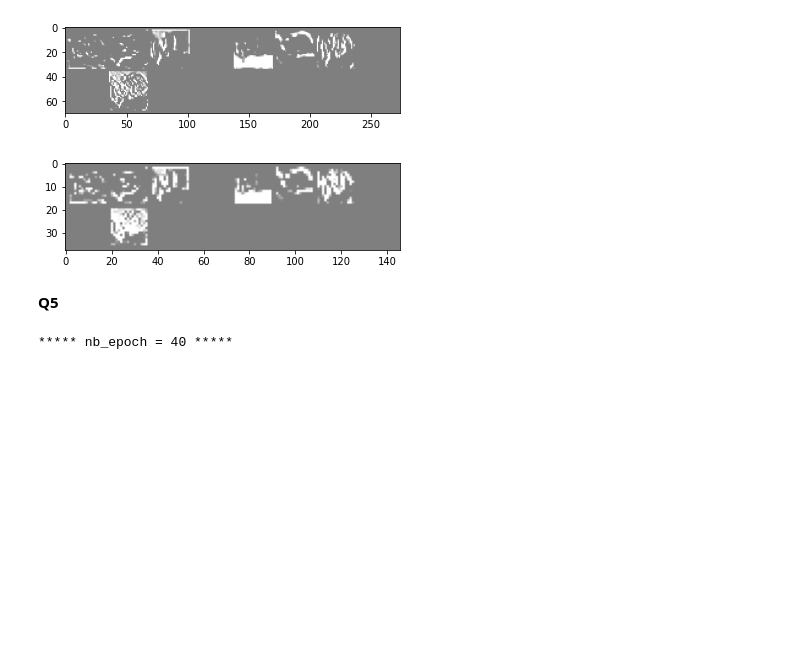
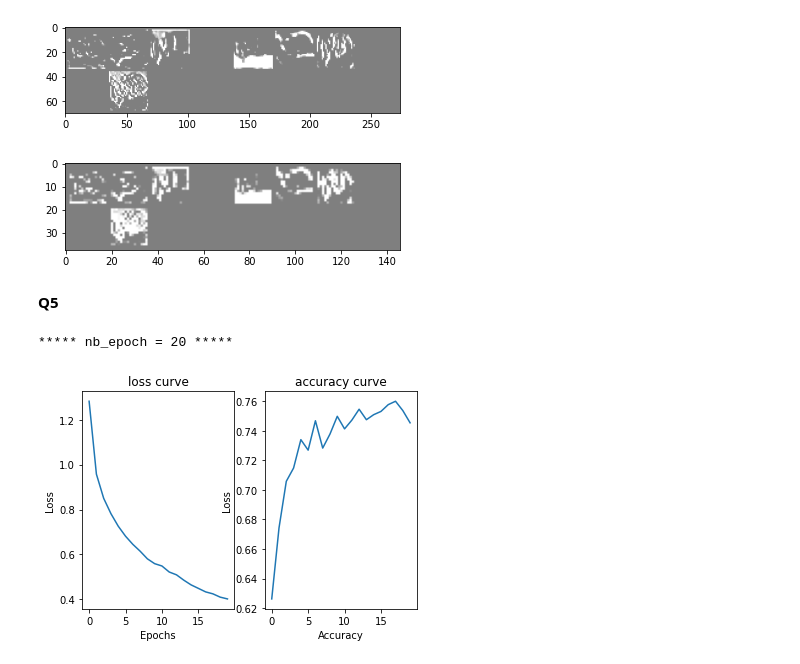
Before and after one commit to xue-jiaxin/TP_RF, a Jupyter notebook: tp2-cnn1.ipynb, the cells around one changed output. Saved outputs shown, nothing was run; the diff lists cells and outputs as text; code cells hidden in the pictures; blank space fills up the shorter version.

```diff
--- a/tp2-cnn1.ipynb
+++ b/tp2-cnn1.ipynb
@@ -707,13 +708,20 @@ conv_layer_1.2 MaxPool2d(kernel_size=2, stride=2, padding=0, dilation=1, ceil_mo
 **Q5**
 # %%
 import torchvision.models as models
-squeeznet = models.squeezenet1_1(pretrained = True)
+#squeeznet = models.squeezenet1_1(pretrained = True)
 
 class squeeze_pretrained(nn.Module):
     def __init__(self):
         super().__init__()
         self.net = models.squeezenet1_1(pretrained = True)
-        self.net.classifier[1] = nn.Conv2d(512, 10, kernel_size=(1, 1), stride=(1, 1))
+        self.net.classifier = nn.Sequential(
+            nn.Conv2d(512, 256, kernel_size=(1, 1), stride=(1, 1)),
+            nn.AdaptiveAvgPool2d(output_size=(1, 1)),
+            nn.Flatten(),
+            nn.Linear(in_features=256, out_features=64),
+            nn.ReLU(),
+            nn.Linear(in_features=64, out_features=10),
+        )
 
     def forward(self, x):
         #x = self.new_input_layer(x)
@@ -722,20 +730,21 @@ class squeeze_pretrained(nn.Module):
 # %%
 best_nb_epoch = 0
 best_valid = 0.0
 
-for nb_epoch in [40]:
+for nb_epoch in [20]:
     squeeze = squeeze_pretrained().to(device)
     criterion = nn.CrossEntropyLoss()
     optimizer = optim.SGD(squeeze.parameters(), lr=0.001, momentum=0.95)
 
     trainer = Trainer_early_stop(nb_epoch=nb_epoch, patience=3, model=squeeze, criterion=criterion, optimizer=optimizer, device=device)
 
     print(f"***** nb_epoch = {nb_epoch} *****")
     trainer.fit()
     trainer.draw()
-    trainer.val_different_class()
+    #trainer.val_different_class()
 # %% [output]
-***** nb_epoch = 40 *****
+***** nb_epoch = 20 *****
+[figure, added]
 # %%
 def hook_func(module, input, output):
     #print(output.shape)
```
Also changed, not shown: parts of 4 cells of this notebook.
